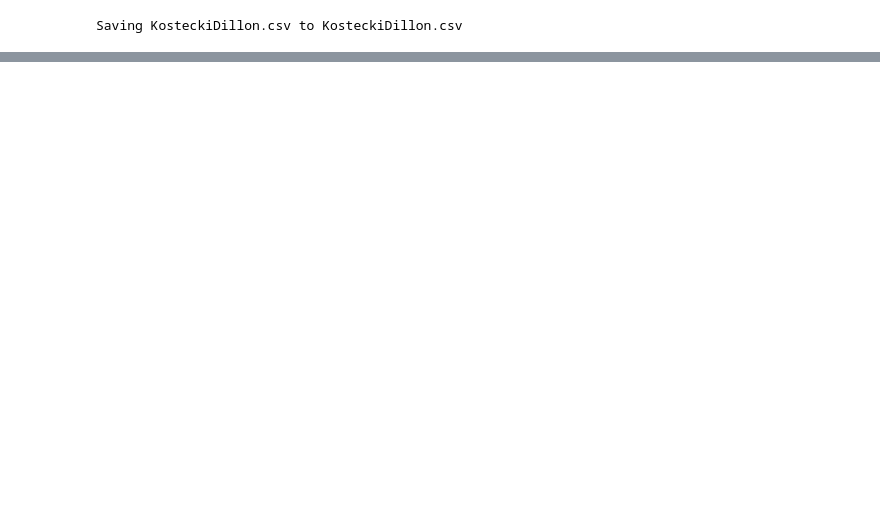
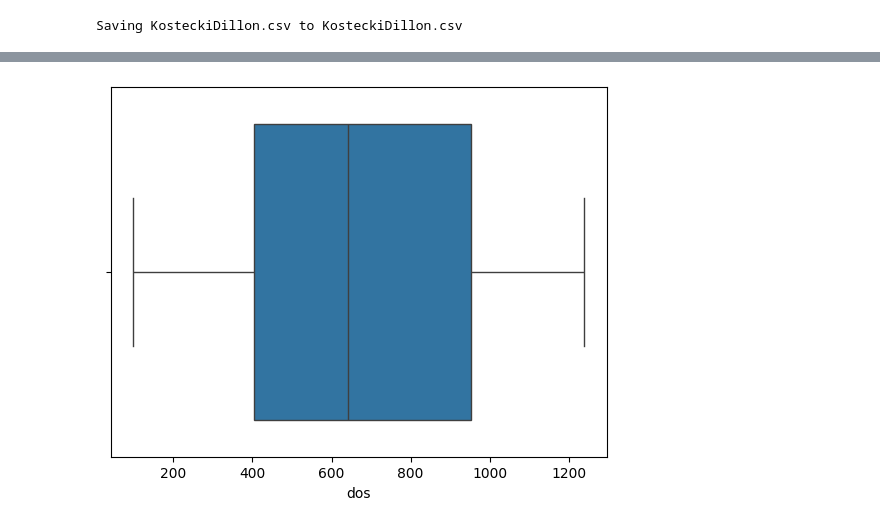
Before and after one commit to SimarBhatiaSB7/EDA-Project-22BDS0046, a Jupyter notebook: 22BDS0046.ipynb, the cells around one changed output, grey strips where cells are left out. Cells and saved outputs as stored; diff of their text form; code cells hidden in the pictures; blank space fills up the shorter version.

```diff
--- a/22BDS0046.ipynb
+++ b/22BDS0046.ipynb
@@ -20,0 +236,5 @@ print(df.head())
+# %%
+sns.boxplot(x="dos",data=df_0046)
+plt.show()
+# %% [output]
+[figure, added]
```
Also changed, not shown: parts of 25 cells of this notebook.
